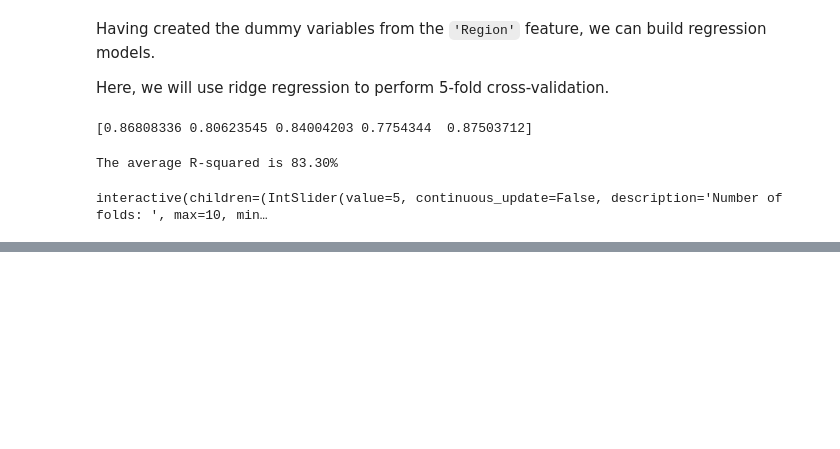
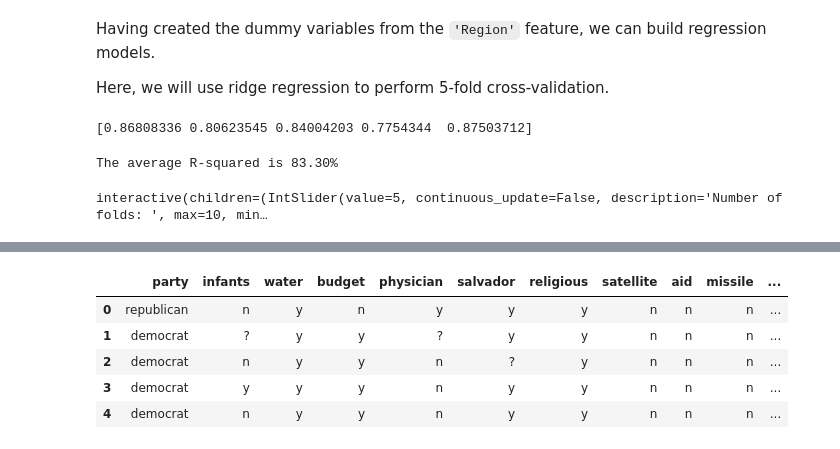
Before and after one commit to kbantoec/supervised-learning, a Jupyter notebook: preprocessing_and_pipelines.ipynb, the cells around one changed output, grey strips where cells are left out. Drawn from its saved outputs; the diff is of its cells as text; code cells hidden in the pictures; blank space fills up the shorter version.

Commit message:
Added data and renamed .ipynb from gapminder to preprocessing_and_pipelines

```diff
--- a/gapminder.ipynb
+++ b/preprocessing_and_pipelines.ipynb
@@ -126,0 +288,4 @@ interactive(children=(IntSlider(value=5, continuous_update=False, description='N
+# %%
+filepath: str = os.path.join(basedir, 'data/house-votes-84.csv')
+votes: DataFrame = pd.read_csv(os.path.normpath(filepath))
+votes.info()
@@ -126,0 +310,12 @@ interactive(children=(IntSlider(value=5, continuous_update=False, description='N
+# %%
+votes.columns = ('party', 'infants', 'water', 'budget', 'physician', 'salvador',
+                 'religious', 'satellite', 'aid', 'missile', 'immigration', 'synfuels',
+                 'education', 'superfund', 'crime', 'duty_free_exports', 'eaa_rsa')
+votes.head()
+# %% [output]
+|  | party | infants | water | budget | physician | salvador | religious | satellite | aid | missile | ... |
+| 0 | republican | n | y | n | y | y | y | n | n | n | ... |
+| 1 | democrat | ? | y | y | ? | y | y | n | n | n | ... |
+| 2 | democrat | n | y | y | n | ? | y | n | n | n | ... |
+| 3 | democrat | y | y | y | n | y | y | n | n | n | ... |
+| 4 | democrat | n | y | y | n | y | y | n | n | n | ... |
```
Also changed, not shown: parts of 46 cells of this notebook, 5 other files.
